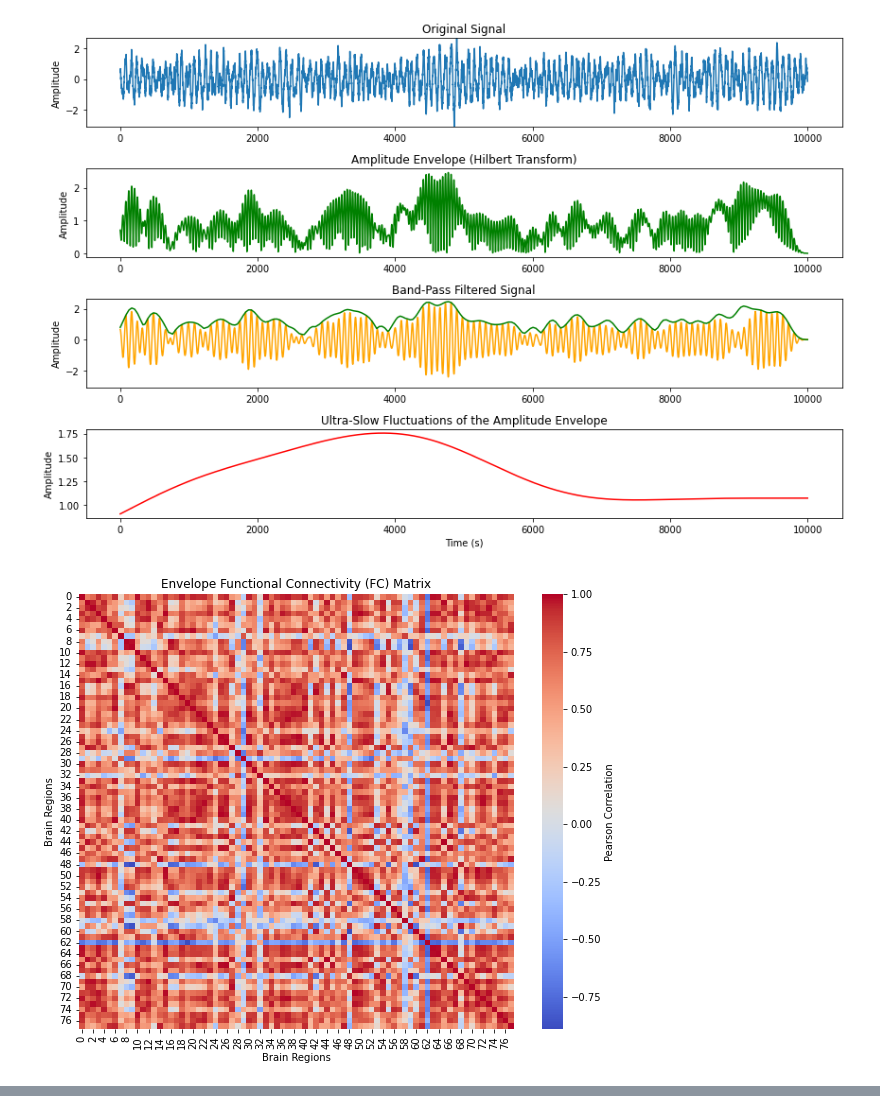
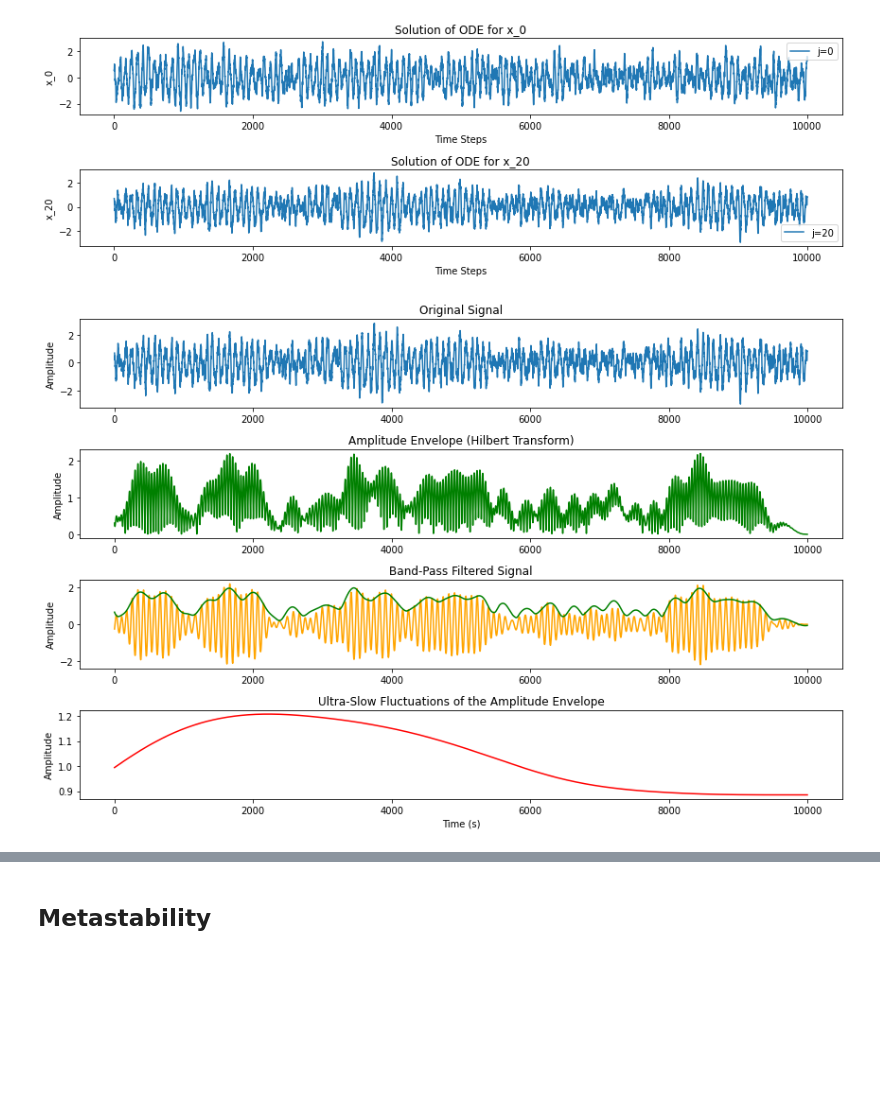
Before and after one commit to shayan823/Deco-Group-1A, a Jupyter notebook: PythonNotebooks/signal_processing.ipynb, the cells around one changed output, grey strips where cells are left out. Cells and saved outputs as stored; diff of their text form; code cells hidden in the pictures; blank space fills up the shorter version.

Commit message:
ccd & noise outside loop

```diff
--- a/PythonNotebooks/signal_processing.ipynb
+++ b/PythonNotebooks/signal_processing.ipynb
@@ -11,7 +12,7 @@ from scipy.stats import pearsonr
 # %%
 def plot_x_values(x_values):
     j = np.array([0,20])
-    fig, axes = plt.subplots(len(j), 1, figsize=(12, len(j)*3))
+    fig, axes = plt.subplots(len(j), 1, figsize=(12, len(j)*2))
 
     for i in range(len(j)):
         axes[i].plot(x_values[:,j[i]], label=f'j={j[i]}')
@@ -44,5 +120,5 @@ def lowpass_filter(data, cutoff, fs, order=5):
 # %%
-def smoothening_envelope(amplitude_env, band_pass):
+def smoothening_envelope(amplitude_env):
     # Initialize the smooth outline matrix with the same shape as amplitude_env
     smooth_outline = np.zeros_like(amplitude_env)
 
@@ -57,11 +133,11 @@ def smoothening_envelope(amplitude_env, band_pass):
             # or handle this case according to the specific requirements of the analysis
             smooth_outline[:, i] = amplitude_env[:, i]
             continue
-
+        x_values = np.arange(amplitude_env.shape[0])
         # Interpolate between peaks to create a smoother outline
-        peak_interpolation = interp1d(peaks, amplitude_env[peaks, i], kind='linear', bounds_error=False, fill_value='extrapolate')
+        peak_interpolation = interp1d(peaks, amplitude_env[peaks, i], kind='cubic', bounds_error=False, fill_value='extrapolate')
 
         # Use the interpolation function to generate the smooth outline for the current node
-        smooth_outline[:, i] = peak_interpolation(np.arange(len(band_pass)))
+        smooth_outline[:, i] = peak_interpolation(x_values)
     return smooth_outline
 # %%
@@ -147,39 +200,44 @@ def plot_signal_processing_stages(x_values, filtered_x, amplitude_env_x, smoothe
     axs[3].set_xlabel('Time (s)')
     axs[3].set_ylabel('Amplitude')
 
-    # Determine unified y-axis limits for the first three plots
-    all_values = np.concatenate([x_values, filtered_x])
-    unified_ylim = [all_values.min(), all_values.max()]
-
-    # Setting the same y-axis limits for the first three subplots
-    axs[0].set_ylim(unified_ylim)
-    axs[2].set_ylim(unified_ylim)
-
     # Adjusting layout and showing the plot
     plt.tight_layout()
     plt.show()
-# %%
-# def plot_for_index(index, )
-index = 20
-x = x_signal[:,index]
-band_pass_fil = filtered_x[:, index]
-amplitude_env = amplitude_env_x[:, index]
-ultra_slow = ultra_slow_x[:,index]
-smoothened_env = smoothened_env_x[:, index]
-
-plot_signal_processing_stages(x, band_pass_fil, amplitude_env, smoothened_env, ultra_slow)
-# %% [output]
-[figure, removed]
 # %%
+f=12
+G=0.5
+num_steps = 10000  # total steps
+dt = 0.001  # time step
+a = 0.0  # intrinsic dynamics parameters for each neuron
+omega = 2 * np.pi * f  # angular frequencies for each neuron
+beta = 5 # noise level
+
+x_values, y_values = solve_ode_network(num_steps, dt, a, omega, beta, C, G)
+r_values = np.sqrt(x_values**2 + y_values**2)
+
+signal = x_values # r_values
+x_signal, filtered_x, analytical_x, amplitude_env_x, smoothened_env_x, ultra_slow_x =  signal_processing_on_hopf(signal, C, dt, f=12, G=0.5)
+
+index = 20
+x = x_signal[:,index]
+band_pass_fil = filtered_x[:, index]
+amplitude_env = amplitude_env_x[:, index]
+ultra_slow = ultra_slow_x[:,index]
+smoothened_env = smoothened_env_x[:, index]
+
+plot_x_values(x_signal)
+plot_signal_processing_stages(x, band_pass_fil, amplitude_env, smoothened_env, ultra_slow)
+
 # Compute the Envelope FC matrix
 envelope_fc = compute_envelope_fc(ultra_slow_x)
 
 # Plotting the Envelope FC matrix as a heatmap
-plt.figure(figsize=(10, 8))
+plt.figure(figsize=(9, 6))
 sns.heatmap(envelope_fc, cmap='coolwarm', square=True, cbar_kws={'label': 'Pearson Correlation'})
 plt.title('Envelope Functional Connectivity (FC) Matrix')
 plt.xlabel('Brain Regions')
 plt.ylabel('Brain Regions')
 plt.show()
 # %% [output]
-[figure, old version]
+[figure, new version]
+[figure, added]
@@ -186,3 +245,5 @@ plt.show()
+# %% [markdown]
+## Metastability
 # %%
 # Function to calculate Kuramoto order parameter R(t) and metastability
 def calculate_kuramoto_and_metastability(analytical_x):
```
Also changed, not shown: parts of 13 cells of this notebook.
